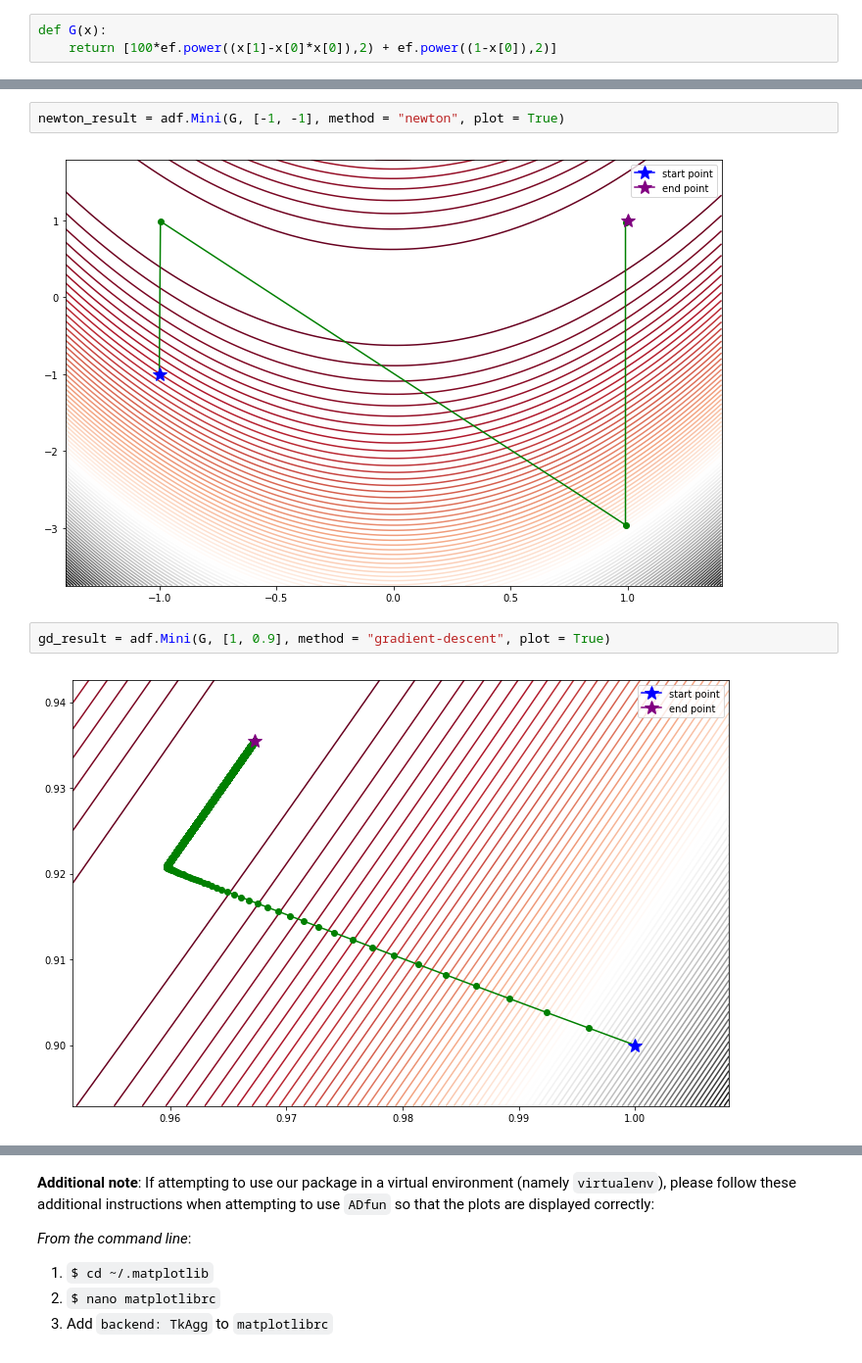
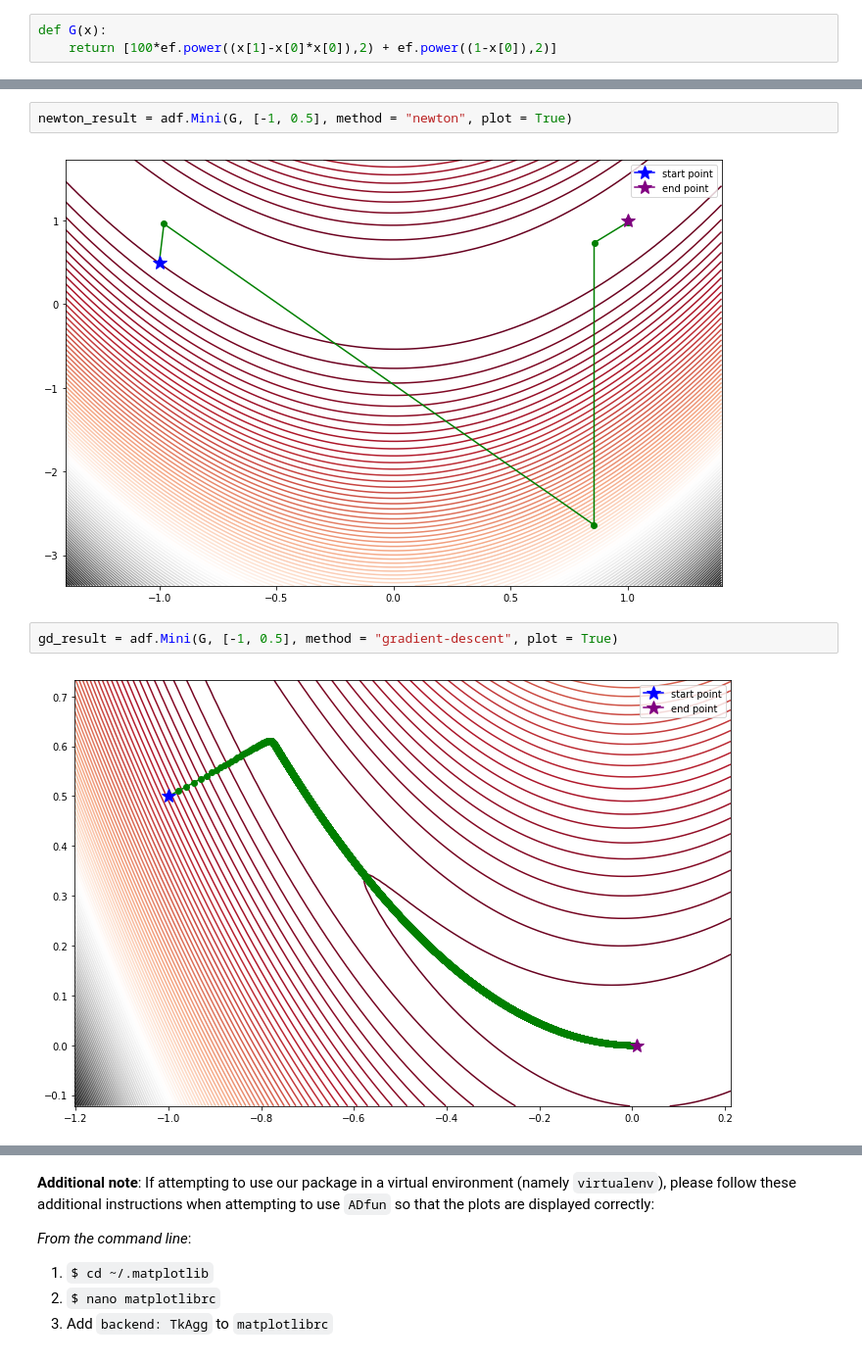
Before and after one commit to CS207ProjectGroup8/cs207-FinalProject, a Jupyter notebook: docs/documentation.ipynb, the cells around one changed output, grey strips where cells are left out. Shown at 98% size. Drawn from its saved outputs; the diff is of its cells as text.

```diff
--- a/docs/documentation.ipynb
+++ b/docs/documentation.ipynb
@@ -222,11 +222,11 @@ BGFS_result = adf.Mini(G, [1, 0.5], plot = True)
 # %%
-newton_result = adf.Mini(G, [-1, -1], method = "newton", plot = True)
+newton_result = adf.Mini(G, [-1, 0.5], method = "newton", plot = True)
 # %% [output]
-[figure, old version]
+[figure, new version]
 # %%
-gd_result = adf.Mini(G, [1, 0.9], method = "gradient-descent", plot = True)
+gd_result = adf.Mini(G, [-1, 0.5], method = "gradient-descent", plot = True)
 # %% [output]
-[figure, old version]
+[figure, new version]
 # %%
 print("---------------------------------------Result Comparison------------------------------------")
 print("   Items       |          BGFS          |           Newton         |        Gradient-Descent   ")
```
Also changed, not shown: parts of 2 cells of this notebook, 1 other file.
